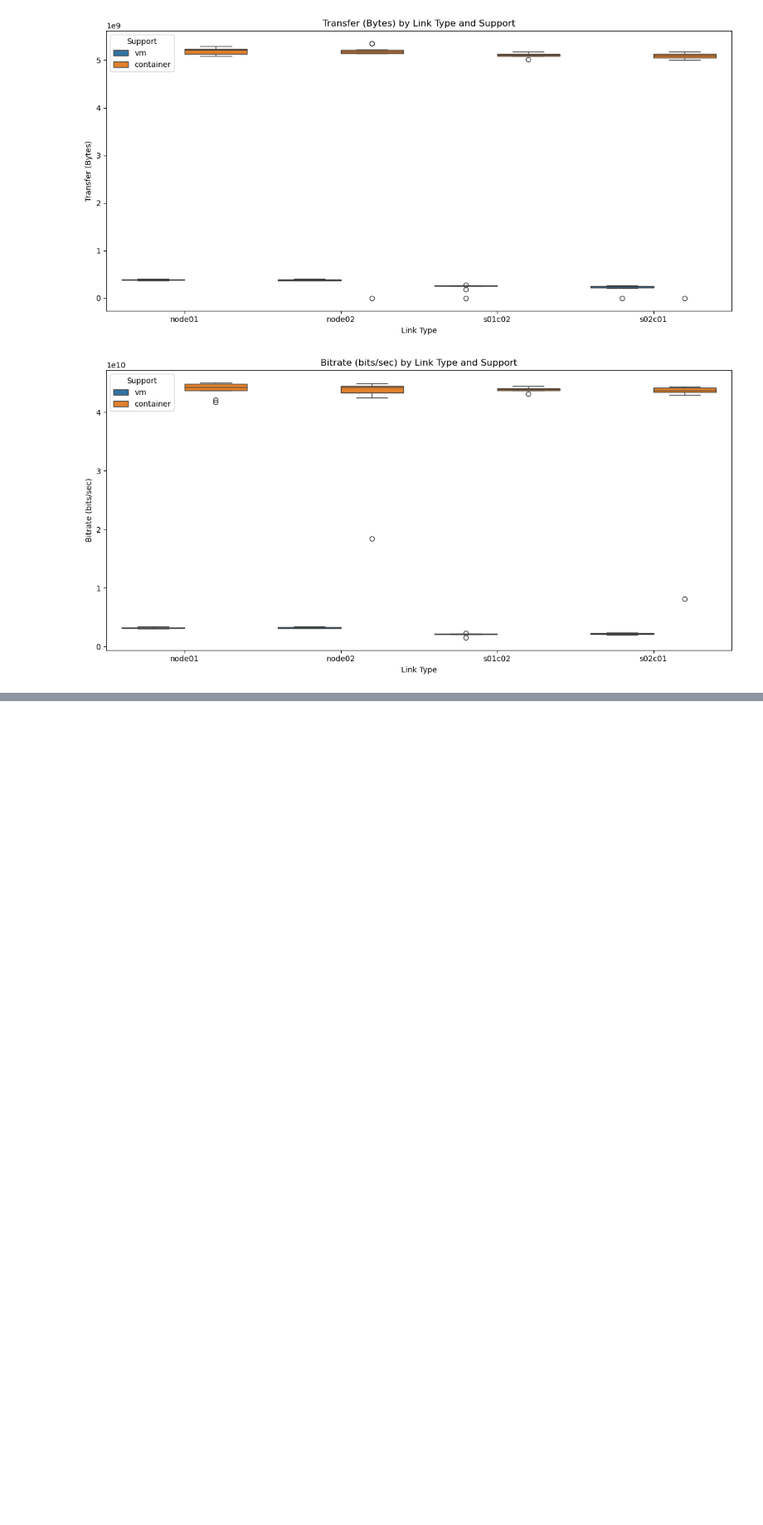
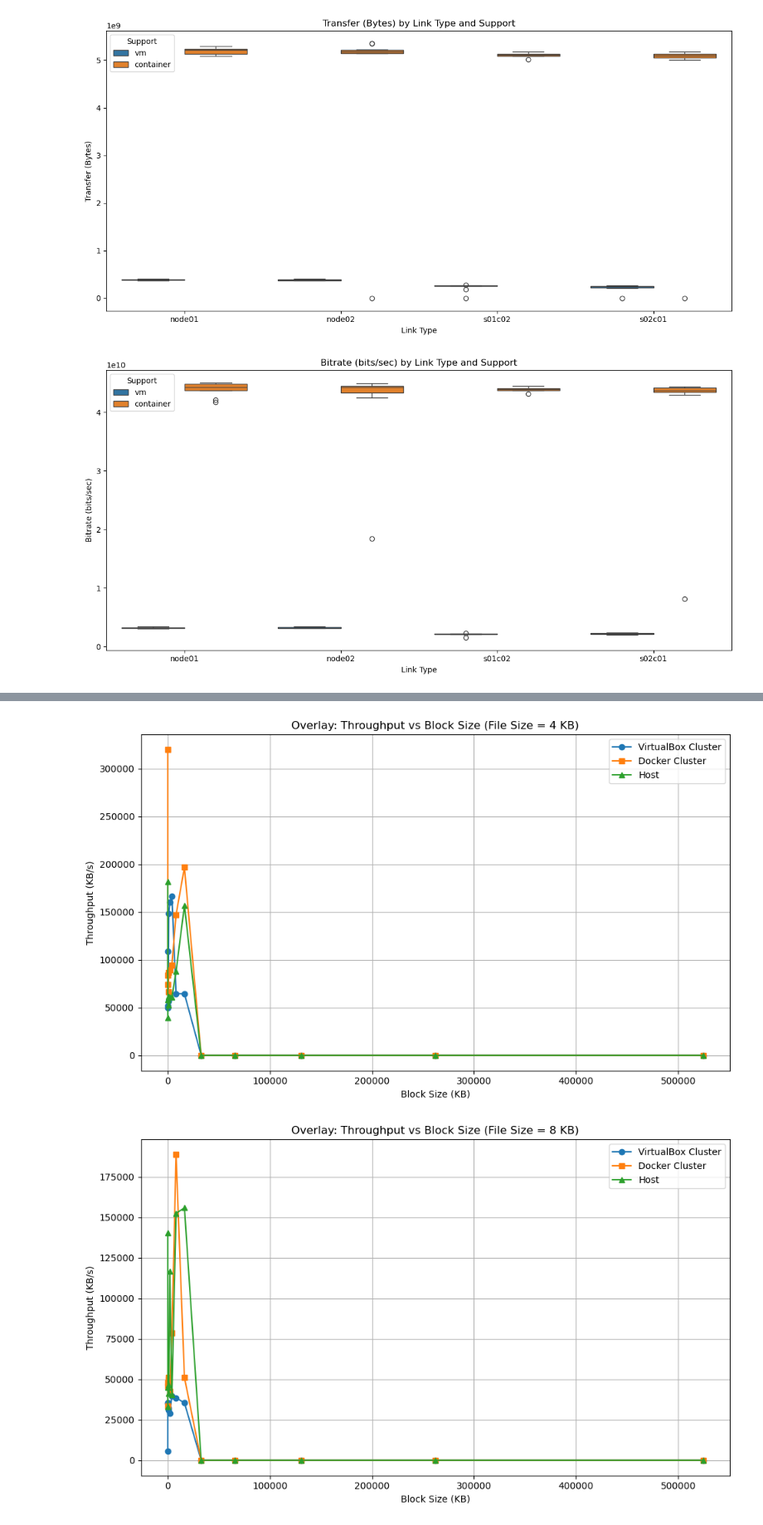
Before and after one commit to giovanni-lucarelli/cloud-basic, a Jupyter notebook: analysis/analysis.ipynb, the cells around one changed output, grey strips where cells are left out. Shown at 83% size. Drawn from its saved outputs; the diff is of its cells as text; code cells hidden in the pictures; blank space fills up the shorter version.

```diff
--- a/analysis/analysis.ipynb
+++ b/analysis/analysis.ipynb
@@ -513,0 +583,5 @@ plt.show()
+# %%
+# Load both CSV files
+vbox_loc = pd.read_csv("vm_loc_writer_report.csv")
+docker_loc = pd.read_csv("doc_loc_writer_report.csv")
+host_loc = pd.read_csv("host_loc_writer_report.csv")
@@ -513,0 +600,35 @@ plt.show()
+# %%
+
+# ----------- Overlay Line Plot -----------
+def plot_overlay(file_size="1024"):
+    plt.figure(figsize=(10, 6))
+    plt.plot(vbox_loc.index, vbox_loc[file_size], marker='o', label='VirtualBox Cluster')
+    plt.plot(docker_loc.index, docker_loc[file_size], marker='s', label='Docker Cluster')
+    plt.plot(host_loc.index, host_loc[file_size], marker='^', label='Host')
+    plt.xlabel("Block Size (KB)")
+    plt.ylabel("Throughput (KB/s)")
+    plt.title(f"Overlay: Throughput vs Block Size (File Size = {file_size} KB)")
+    plt.legend()
+    plt.grid(True)
+    plt.tight_layout()
+    plt.show()
+
+# ----------- Run Plots -----------
+
+
+plot_overlay(file_size="4")
+plot_overlay(file_size="8")
+plot_overlay(file_size="16")
+plot_overlay(file_size="32")
+plot_overlay(file_size="64")
+plot_overlay(file_size="128")
+plot_overlay(file_size="256")
+plot_overlay(file_size="512")
+plot_overlay(file_size="1024")
+plot_overlay(file_size="2048")
+plot_overlay(file_size="4096")
+plot_overlay(file_size="8192")
+plot_overlay(file_size="16384")
+# %% [output]
+[figure, added]
+[figure, added]
```
Also changed, not shown: parts of 7 cells of this notebook, 10 other files.
